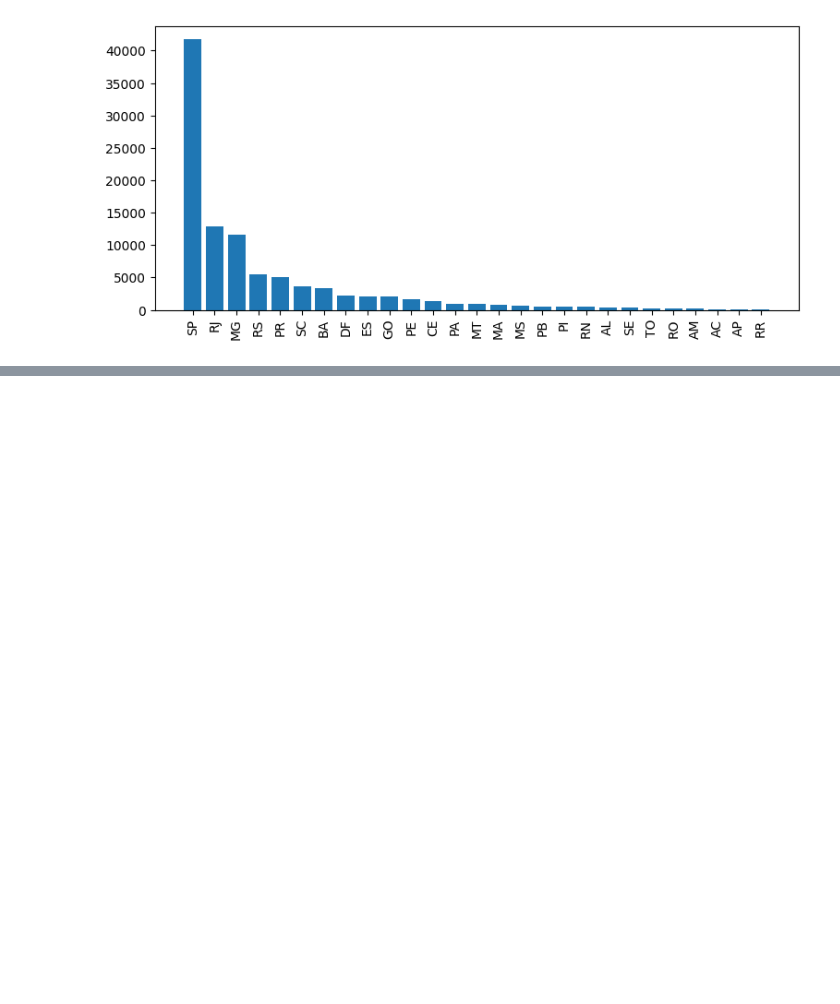
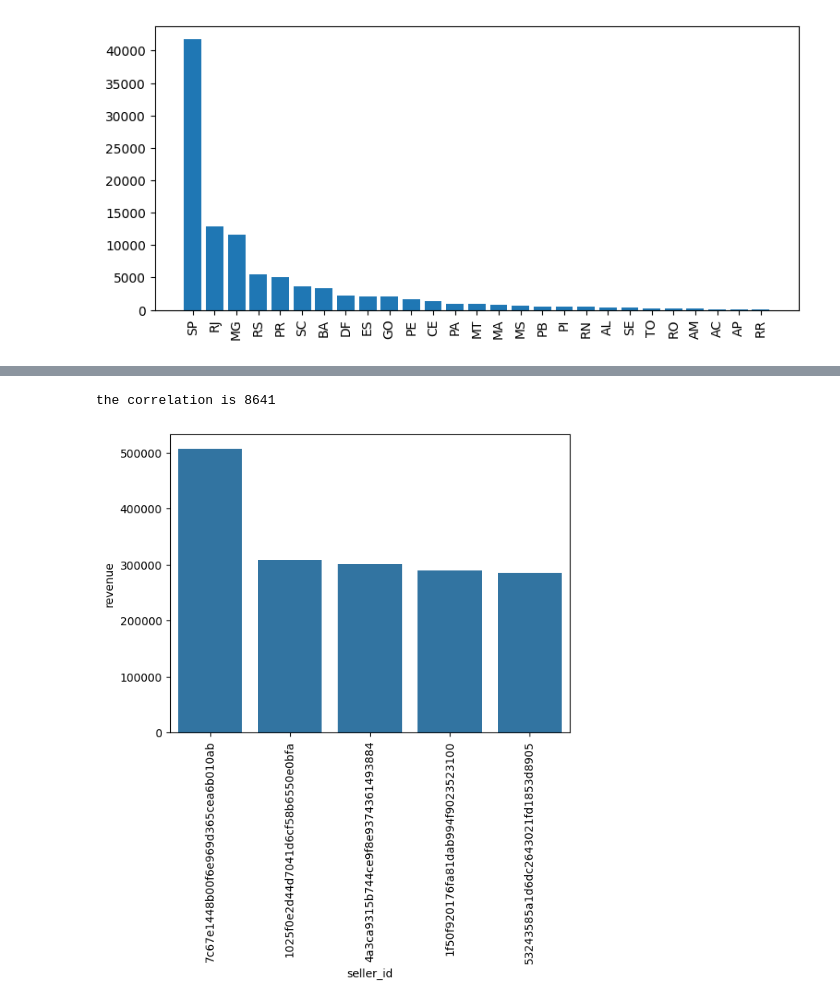
Before and after one commit to Harpreetsingh-Developer/Data-Analysit--Ecommerce-, a Jupyter notebook: python+sql_ecommerce.ipynb, the cells around one changed output, grey strips where cells are left out. Saved outputs shown, nothing was run; the diff lists cells and outputs as text; code cells hidden in the pictures; blank space fills up the shorter version.

```diff
--- a/python+sql_ecommerce.ipynb
+++ b/python+sql_ecommerce.ipynb
@@ -249,0 +261,41 @@ ProgrammingError: 1054 (42S22): Unknown column 'product_category_name' in 'field
+# %%
+# Identify the correlation between product price and the number of times a product has been purchased.
+
+cursor = db.cursor()
+query = """select products.product_category,
+count(order_items.product_id),
+round(avg(order_items.price),2)
+from products join order_items
+on products.product_id = order_items.product_id
+group by products.product_category"""
+
+cursor.execute(query)
+data = cursor.fetchall()
+df = pd.DataFrame(data,columns = ["Category", "order_count","price"])
+
+arr1 = df["order_count"]
+arr2 = df["price"]
+
+a= np.corrcoef([arr1,arr2])
+
+a = ([arr1,arr2])
+print("the correlation is", a[0][1])
+# %% [output]
+the correlation is 8641
+# %%
+# Calculate the total revenue generated by each seller, and rank them by revenue.
+query = """ select *, dense_rank() over(order by revenue desc) as rn from
+(select order_items.seller_id, sum(payments.payment_value)
+revenue from order_items join payments
+on order_items.order_id = payments.order_id
+group by order_items.seller_id) as a """
+
+cursor.execute(query)
+data = cursor.fetchall()
+df = pd.DataFrame(data, columns = ["seller_id", "revenue", "rank"])
+df = df.head()
+sns.barplot(x = "seller_id", y = "revenue", data = df)
+plt.xticks(rotation = 90)
+plt.show()
+# %% [output]
+[figure, added]
```
Also changed, not shown: parts of 10 cells of this notebook.
